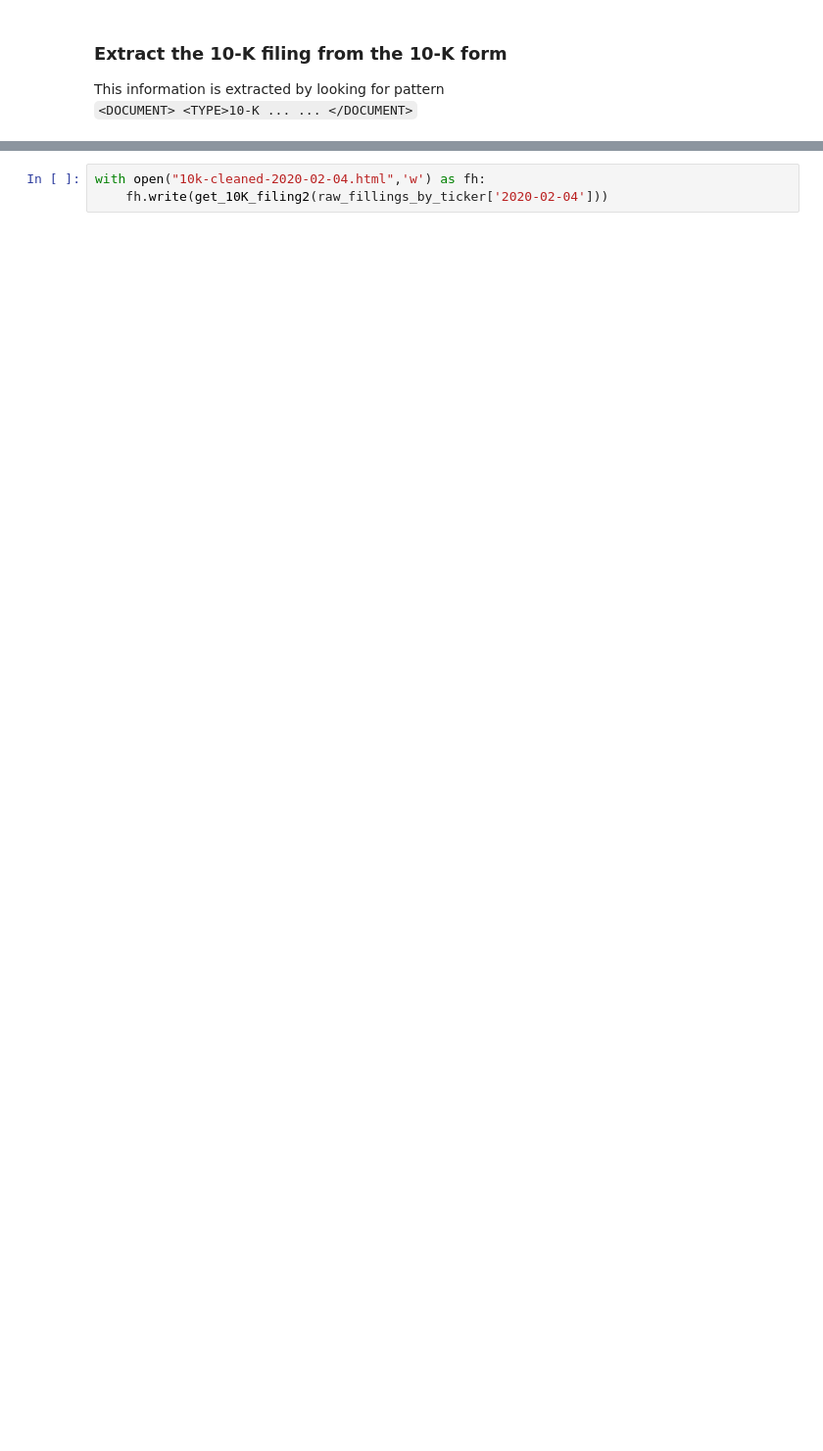
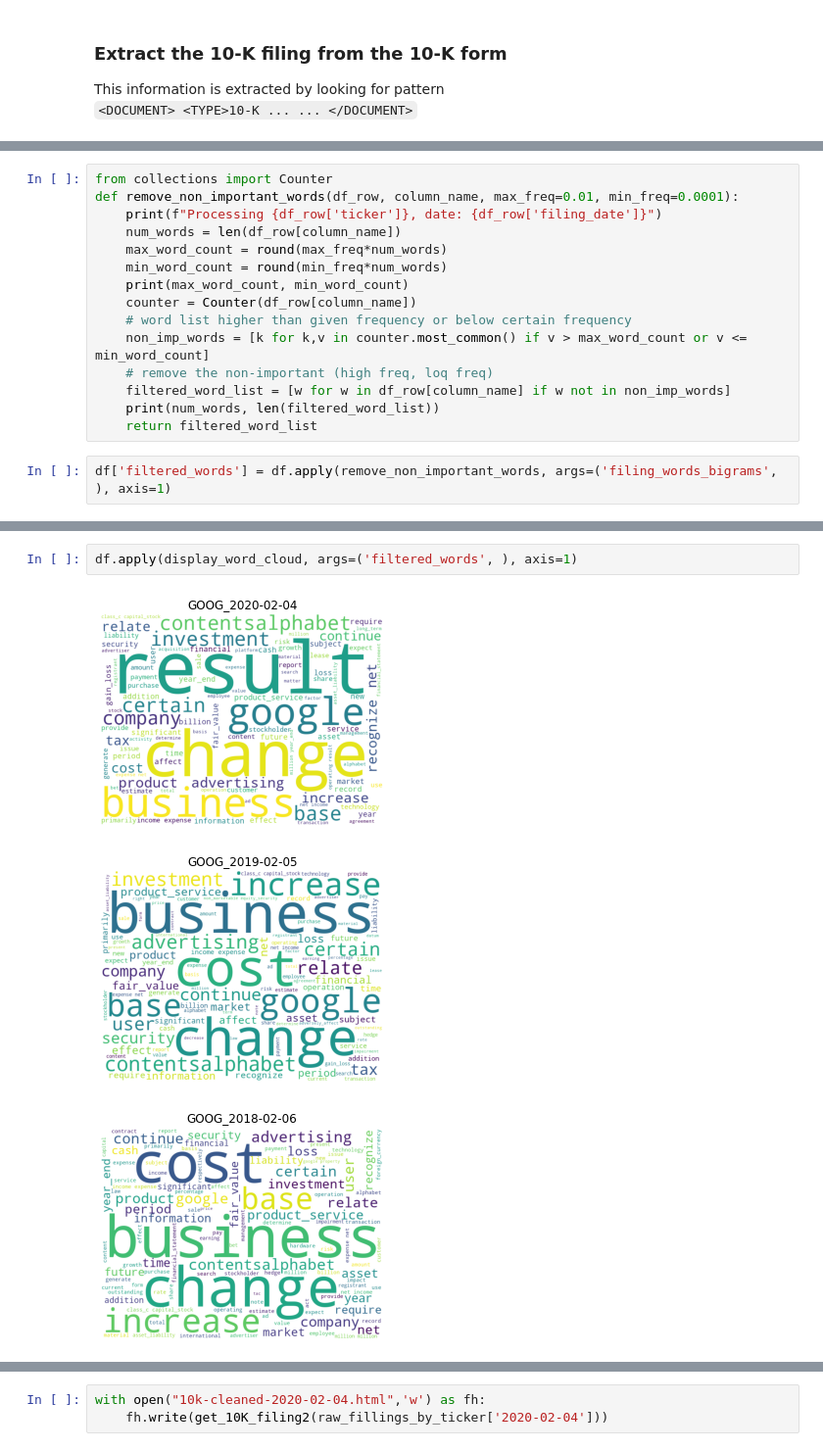
Before and after one commit to alsm6169/nlp_on_10k, a Jupyter notebook: NLP_on_10K.ipynb, the cells around one changed output, grey strips where cells are left out. Shown at 98% size. Cells and saved outputs as stored; diff of their text form; blank space fills up the shorter version.

```diff
--- a/NLP_on_10K.ipynb
+++ b/NLP_on_10K.ipynb
@@ -305,0 +397,17 @@ match:  <re.Match object; span=(1, 37), match='<TYPE>10-K\n<p>line 1</p>\n<br>li
+# %%
+from collections import Counter
+def remove_non_important_words(df_row, column_name, max_freq=0.01, min_freq=0.0001):
+    print(f"Processing {df_row['ticker']}, date: {df_row['filing_date']}")
+    num_words = len(df_row[column_name])
+    max_word_count = round(max_freq*num_words)
+    min_word_count = round(min_freq*num_words)
+    print(max_word_count, min_word_count)
+    counter = Counter(df_row[column_name])
+    # word list higher than given frequency or below certain frequency
+    non_imp_words = [k for k,v in counter.most_common() if v > max_word_count or v <= min_word_count]
+    # remove the non-important (high freq, loq freq)
+    filtered_word_list = [w for w in df_row[column_name] if w not in non_imp_words]
+    print(num_words, len(filtered_word_list))
+    return filtered_word_list
+# %%
+df['filtered_words'] = df.apply(remove_non_important_words, args=('filing_words_bigrams', ), axis=1)
@@ -305,0 +430,6 @@ match:  <re.Match object; span=(1, 37), match='<TYPE>10-K\n<p>line 1</p>\n<br>li
+# %%
+df.apply(display_word_cloud, args=('filtered_words', ), axis=1)
+# %% [output]
+[figure, added]
+[figure, added]
+[figure, added]
```
Also changed, not shown: parts of 73 cells of this notebook, 1 other file.
